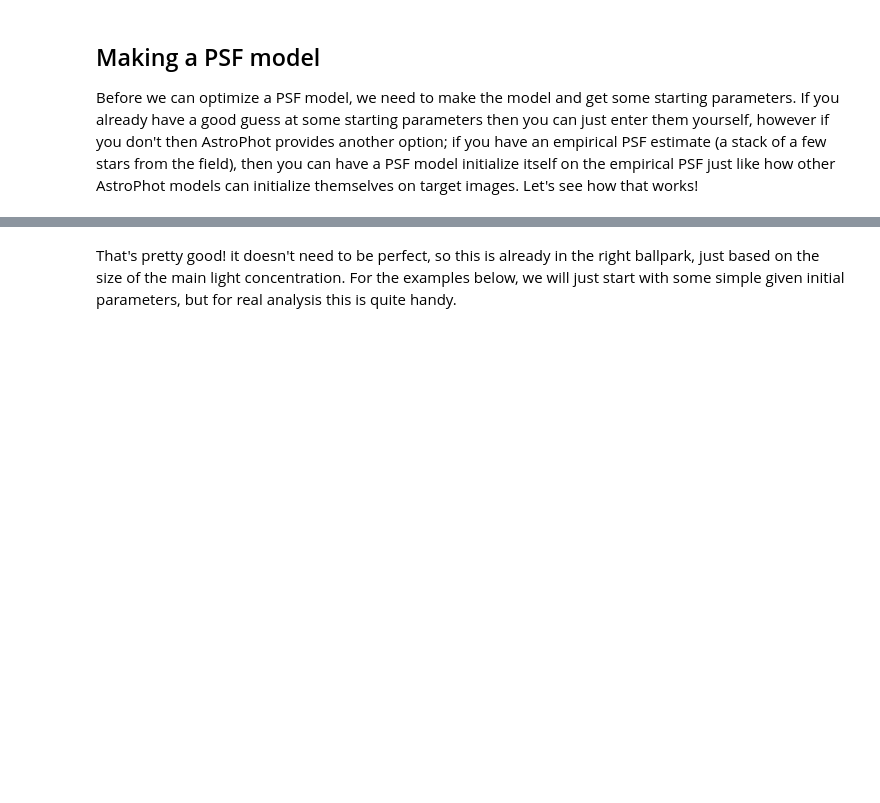
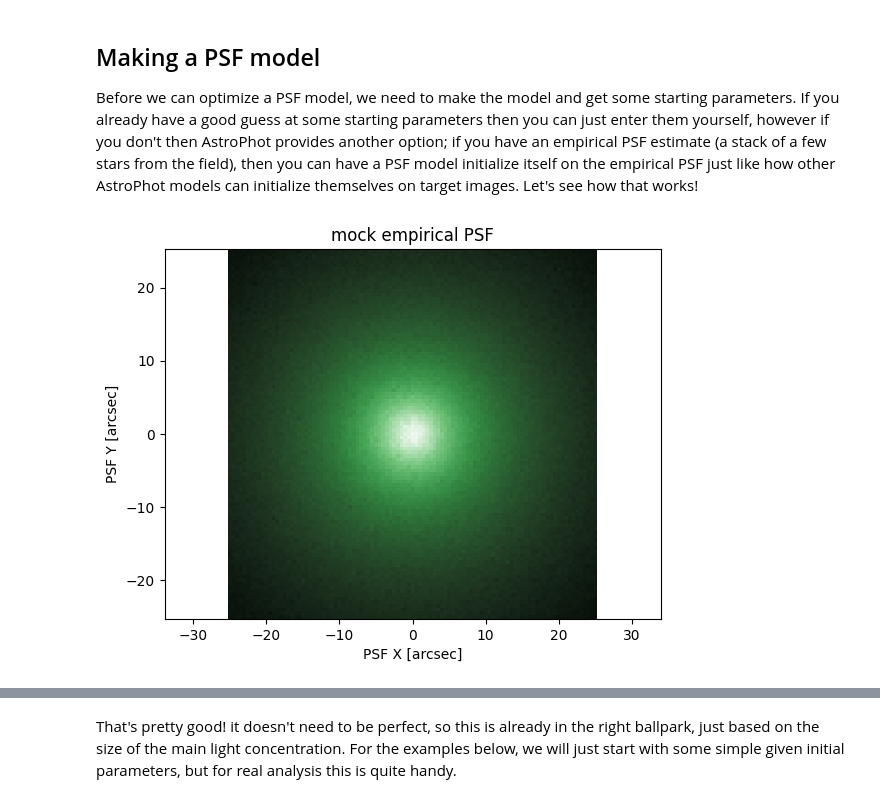
Before and after one commit to Autostronomy/AstroPhot, a Jupyter notebook: docs/source/tutorials/AdvancedPSFModels.ipynb, the cells around one changed output, grey strips where cells are left out. Cells and saved outputs as stored; diff of their text form; code cells hidden in the pictures; blank space fills up the shorter version.

```diff
--- a/docs/source/tutorials/AdvancedPSFModels.ipynb
+++ b/docs/source/tutorials/AdvancedPSFModels.ipynb
@@ -16,24 +18,26 @@ import matplotlib.pyplot as plt
 Before we can optimize a PSF model, we need to make the model and get some starting parameters. If you already have a good guess at some starting parameters then you can just enter them yourself, however if you don't then AstroPhot provides another option; if you have an empirical PSF estimate (a stack of a few stars from the field), then you can have a PSF model initialize itself on the empirical PSF just like how other AstroPhot models can initialize themselves on target images. Let's see how that works!
 # %%
 # First make a mock empirical PSF image
-np.random.seed(124)
-psf = ap.utils.initialize.gaussian_psf(2.0, 101, 0.5)
-psf += 1e-7
-psf += np.random.normal(scale=psf / 4)
-psf[psf < 0] = ap.utils.initialize.gaussian_psf(2.0, 101, 0.5)[psf < 0]
+#np.random.seed(124)
+psf = ap.utils.initialize.moffat_psf(2.0, 3.0, 101, 0.5)
+variance = psf**2/100
+psf += np.random.normal(scale=np.sqrt(variance))
+#psf[psf < 0] = 0 #ap.utils.initialize.moffat_psf(2.0, 3.0, 101, 0.5)[psf < 0]
 
 psf_target = ap.image.PSF_Image(
     data=psf,
     pixelscale=0.5,
 )
 
 # To ensure the PSF has a normalized flux of 1, we call
 psf_target.normalize()
 
 fig, ax = plt.subplots()
 ap.plots.psf_image(fig, ax, psf_target)
 ax.set_title("mock empirical PSF")
 plt.show()
+# %% [output]
+[figure, added]
 # %%
 # Now we initialize on the image
 psf_model = ap.models.AstroPhot_Model(
```
Also changed, not shown: parts of 12 cells of this notebook, 7 other files.
